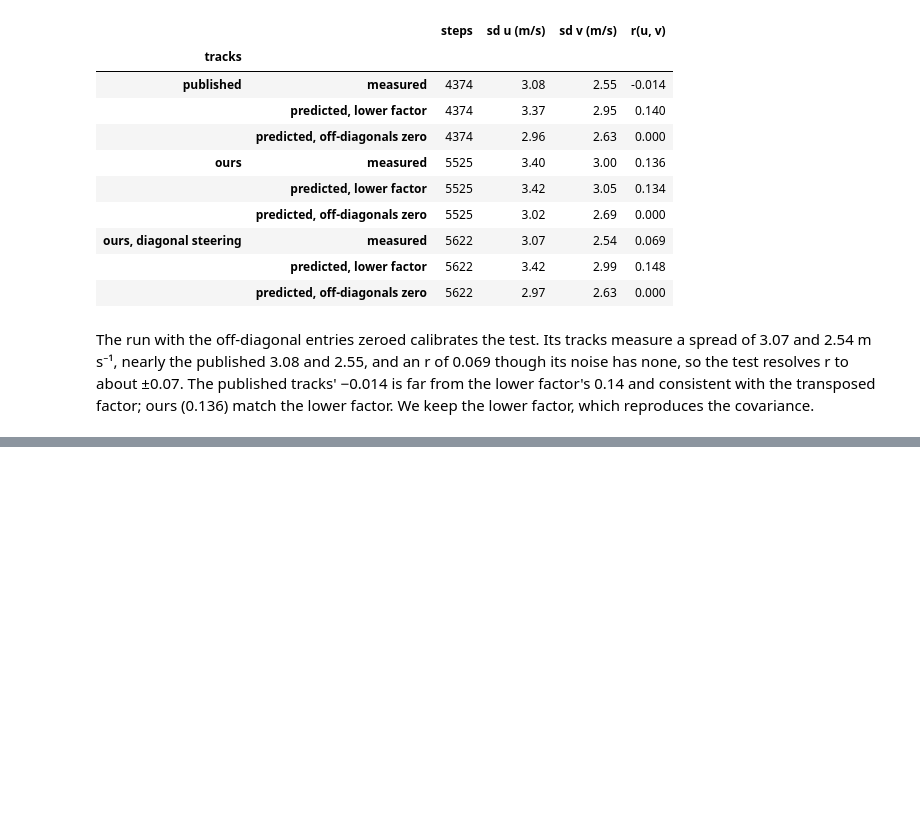
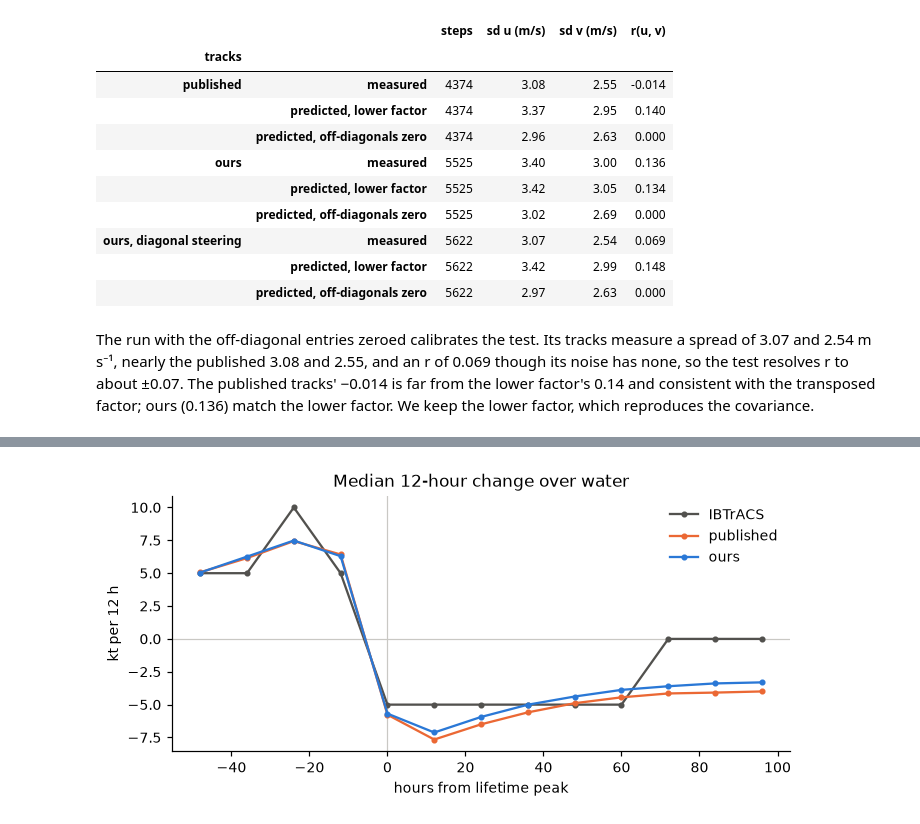
Before and after one commit to carbonplan/ocr-multi-hazard, a Jupyter notebook: docs/methods/hurricane-risk/tracks.ipynb, the cells around one changed output, grey strips where cells are left out. Saved outputs shown, nothing was run; the diff lists cells and outputs as text; code cells hidden in the pictures; blank space fills up the shorter version.

```diff
--- a/docs/methods/hurricane-risk/tracks.ipynb
+++ b/docs/methods/hurricane-risk/tracks.ipynb
@@ -316,0 +323,23 @@ keep the lower factor, which reproduces the covariance.
+# %%
+water = {
+    name: tuple(
+        pd.read_parquet(store.path(f'{intensity.OUT}/{kind}_{key}.parquet'))
+        for kind in ('steps', 'members')
+    )
+    for name, key in (('IBTrACS', 'ibtracs'), ('published', 'published'), ('ours', f'ours_{TCGI}'))
+}
+bins = [20, 35, 50, 65, 85, 100, 200]
+med, sd = {}, {}
+for name, (st, _) in water.items():
+    for phase, sel in (
+        ('before the peak', st['h_since_peak'] < 0),
+        ('after the peak', st['h_since_peak'] >= 0),
+    ):
+        g = st[sel].groupby(pd.cut(st.loc[sel, 'v0'], bins, right=False), observed=False)['dv']
+        med[(phase, name)] = g.median()
+        sd[(phase, name)] = g.std()
+med = pd.DataFrame(med).T
+med.columns = [f'{int(c.left)}–{int(c.right)} kt' for c in med.columns]
+med.style.format('{:+.1f}').set_caption(
+    'Median 12-hour change over water (kt), by wind at the start of the step'
+)
@@ -316,0 +376,18 @@ keep the lower factor, which reproduces the covariance.
+# %%
+fig, ax = plt.subplots(figsize=(6.5, 3.2))
+hours = np.arange(-48, 97, 12)
+for name, (st, _) in water.items():
+    h = (st['h_since_peak'] // 12) * 12
+    m = st.groupby(h)['dv'].median().reindex(hours)
+    ax.plot(hours, m, color=COLORS[name], marker='o', ms=3, label=name)
+ax.axhline(0, color='#c9c8c4', lw=0.8, zorder=0)
+ax.axvline(0, color='#c9c8c4', lw=0.8, zorder=0)
+ax.set(
+    xlabel='hours from lifetime peak',
+    ylabel='kt per 12 h',
+    title='Median 12-hour change over water',
+)
+ax.legend(frameon=False)
+fig.tight_layout()
+# %% [output]
+[figure, added]
```
Also changed, not shown: parts of 8 cells of this notebook.
